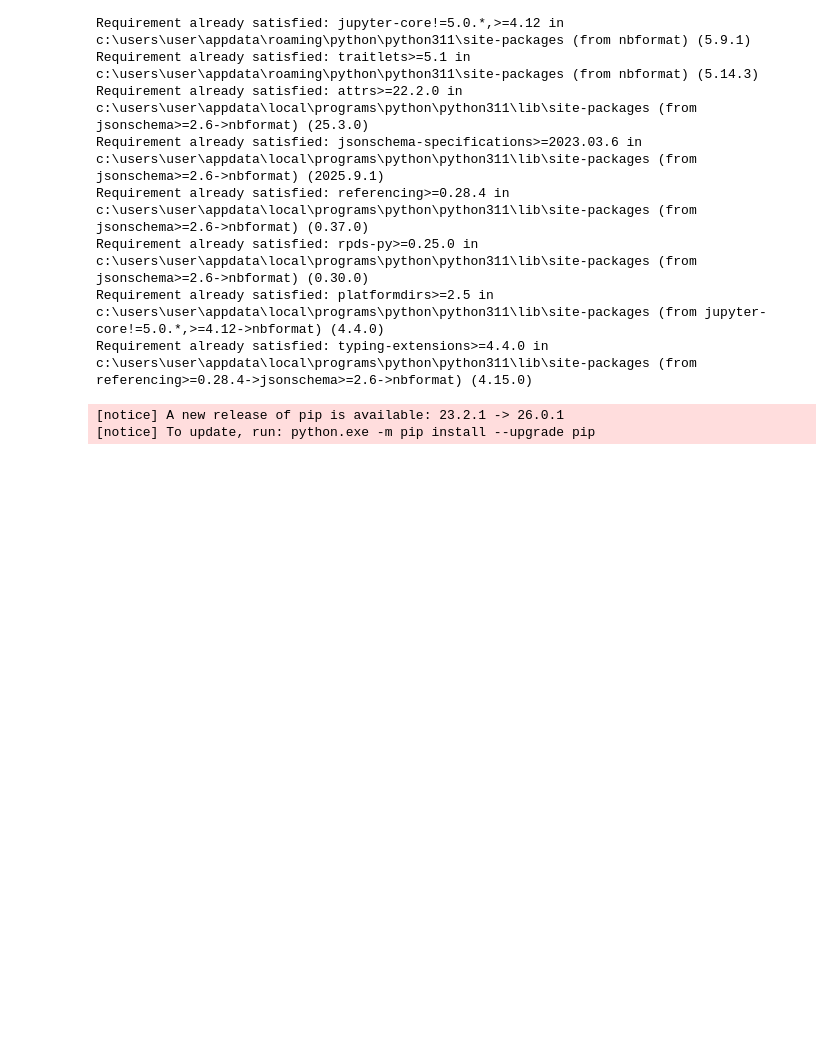
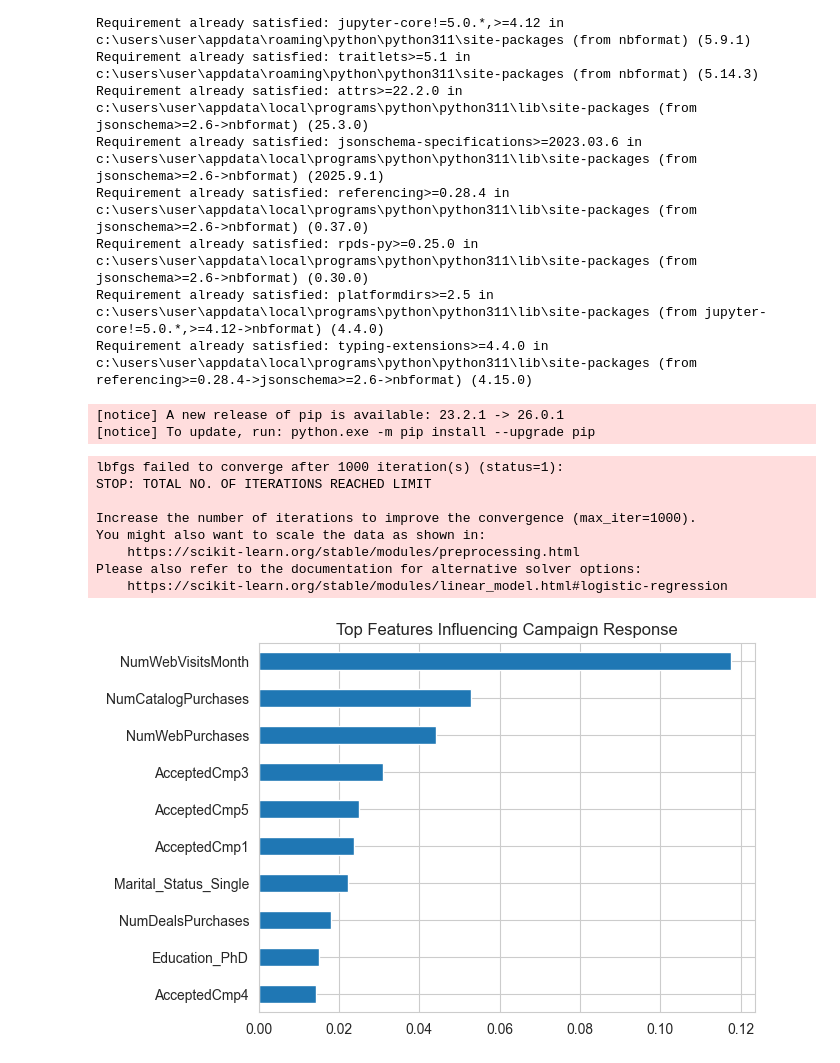
Before and after one commit to kaveeshahettige/IS4116_Assignment_Data_Analysis, a Jupyter notebook: notebooks/marketing_analysis.ipynb, the cells around one changed output. Saved outputs shown, nothing was run; the diff lists cells and outputs as text; code cells hidden in the pictures; blank space fills up the shorter version.

```diff
--- a/notebooks/marketing_analysis.ipynb
+++ b/notebooks/marketing_analysis.ipynb
@@ -255,3 +255,26 @@ fig = px.scatter(
     title="Customer Segments Interactive View"
 )
 fig.show()
+# %%
+# Remove datetime column before model
+X = df_encoded.drop(["Response", "Dt_Customer"], axis=1)
+
+y = df_encoded["Response"]
+
+model = LogisticRegression(max_iter=1000)
+model.fit(X, y)
+
+importance = pd.Series(model.coef_[0], index=X.columns)
+importance.sort_values().tail(10).plot(kind="barh")
+plt.title("Top Features Influencing Campaign Response")
+plt.show()
+# %% [output]
+lbfgs failed to converge after 1000 iteration(s) (status=1):
+STOP: TOTAL NO. OF ITERATIONS REACHED LIMIT
+
+Increase the number of iterations to improve the convergence (max_iter=1000).
+You might also want to scale the data as shown in:
+    https://scikit-learn.org/stable/modules/preprocessing.html
+Please also refer to the documentation for alternative solver options:
+    https://scikit-learn.org/stable/modules/linear_model.html#logistic-regression
+[figure, added]
```
